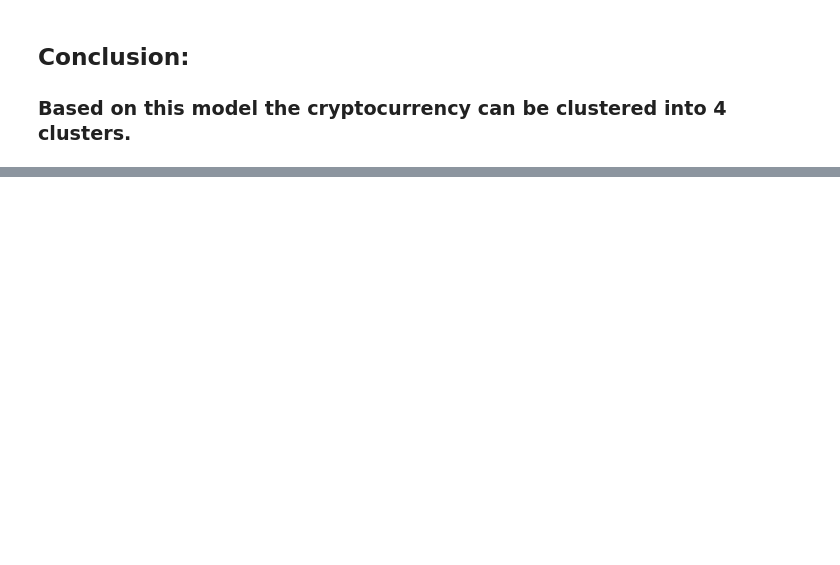
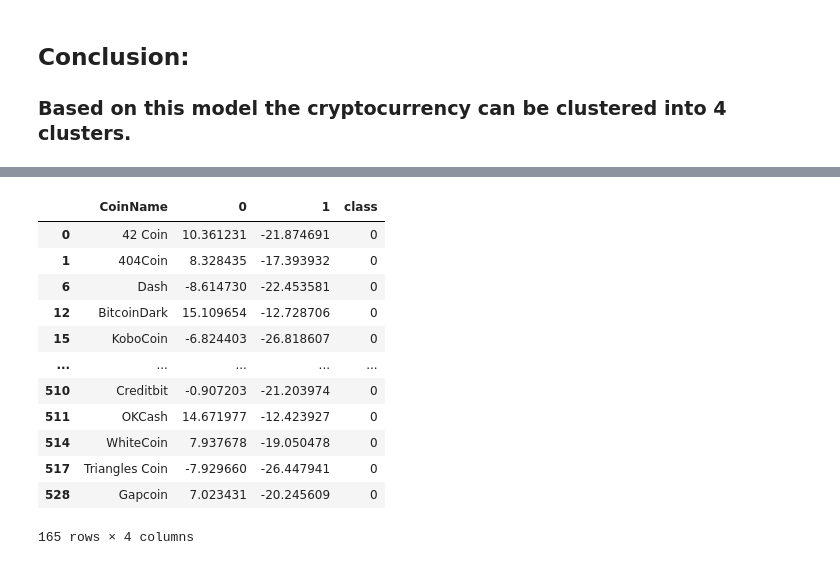
Before and after one commit to SColson82/Cryptocurrency, a Jupyter notebook: cryptocurrency.ipynb, the cells around one changed output, grey strips where cells are left out. Cells and saved outputs as stored; diff of their text form; code cells hidden in the pictures; blank space fills up the shorter version.

```diff
--- a/cryptocurrency.ipynb
+++ b/cryptocurrency.ipynb
@@ -240,0 +354,17 @@ plt.show()
+# %%
+cluster1=clustered_df[clustered_df['class']==0]
+cluster1
+# %% [output]
+|  | CoinName | 0 | 1 | class |
+| 0 | 42 Coin | 10.361231 | -21.874691 | 0 |
+| 1 | 404Coin | 8.328435 | -17.393932 | 0 |
+| 6 | Dash | -8.614730 | -22.453581 | 0 |
+| 12 | BitcoinDark | 15.109654 | -12.728706 | 0 |
+| 15 | KoboCoin | -6.824403 | -26.818607 | 0 |
+| ... | ... | ... | ... | ... |
+| 510 | Creditbit | -0.907203 | -21.203974 | 0 |
+| 511 | OKCash | 14.671977 | -12.423927 | 0 |
+| 514 | WhiteCoin | 7.937678 | -19.050478 | 0 |
+| 517 | Triangles Coin | -7.929660 | -26.447941 | 0 |
+| 528 | Gapcoin | 7.023431 | -20.245609 | 0 |
+165 rows × 4 columns
```
Also changed, not shown: parts of 15 cells of this notebook.
